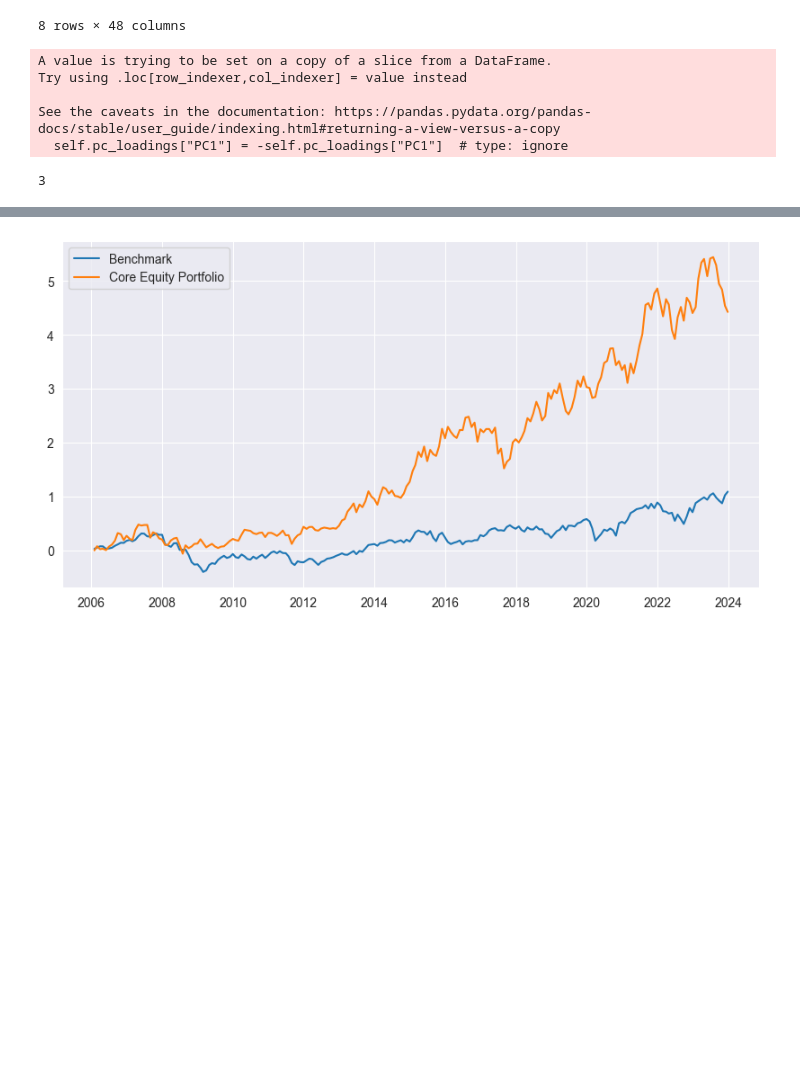
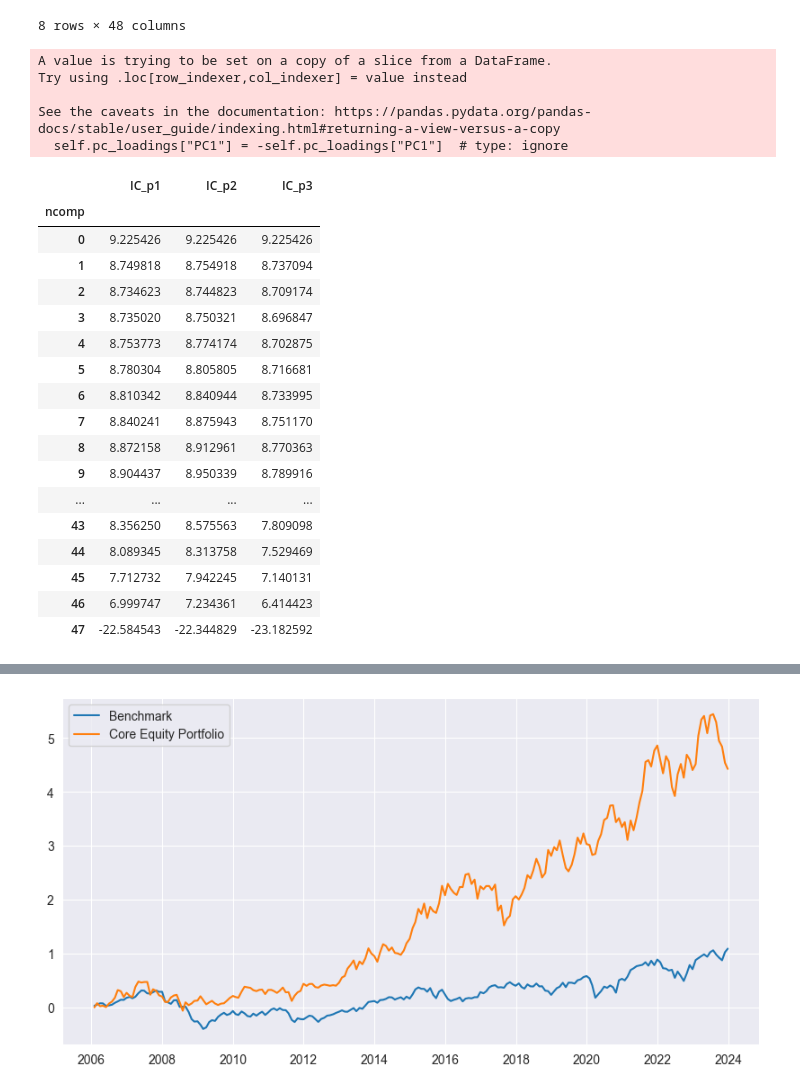
Before and after one commit to RomainCastellarnau/Financial-Econometrics-II, a Jupyter notebook: Code/core_portfolio.ipynb, the cells around one changed output, grey strips where cells are left out. Cells and saved outputs as stored; diff of their text form; code cells hidden in the pictures; blank space fills up the shorter version.

```diff
--- a/Code/core_portfolio.ipynb
+++ b/Code/core_portfolio.ipynb
@@ -40,14 +40,30 @@ returns.describe()
 # %%
 stocks = returns.columns.tolist()
 model = PCA(returns, stocks)
-ic_values = model.full_model.ic.iloc[0:20 , :1]
-#keep only the first two columns
-k = np.argmin(ic_values) + 1
-k
+ic_values = model.full_model.ic.iloc[0:20 , 0]
+ic_values
+model.full_model.ic
 # %% [output]
 A value is trying to be set on a copy of a slice from a DataFrame.
 Try using .loc[row_indexer,col_indexer] = value instead
 
 See the caveats in the documentation: https://pandas.pydata.org/pandas-docs/stable/user_guide/indexing.html#returning-a-view-versus-a-copy
   self.pc_loadings["PC1"] = -self.pc_loadings["PC1"]  # type: ignore
-3
+|  | IC_p1 | IC_p2 | IC_p3 |
+| ncomp |  |  |  |
+| 0 | 9.225426 | 9.225426 | 9.225426 |
+| 1 | 8.749818 | 8.754918 | 8.737094 |
+| 2 | 8.734623 | 8.744823 | 8.709174 |
+| 3 | 8.735020 | 8.750321 | 8.696847 |
+| 4 | 8.753773 | 8.774174 | 8.702875 |
+| 5 | 8.780304 | 8.805805 | 8.716681 |
+| 6 | 8.810342 | 8.840944 | 8.733995 |
+| 7 | 8.840241 | 8.875943 | 8.751170 |
+| 8 | 8.872158 | 8.912961 | 8.770363 |
+| 9 | 8.904437 | 8.950339 | 8.789916 |
+| ... | ... | ... | ... |
+| 43 | 8.356250 | 8.575563 | 7.809098 |
+| 44 | 8.089345 | 8.313758 | 7.529469 |
+| 45 | 7.712732 | 7.942245 | 7.140131 |
+| 46 | 6.999747 | 7.234361 | 6.414423 |
+| 47 | -22.584543 | -22.344829 | -23.182592 |
```
Also changed, not shown: parts of 1 cell of this notebook, 2 other files.
